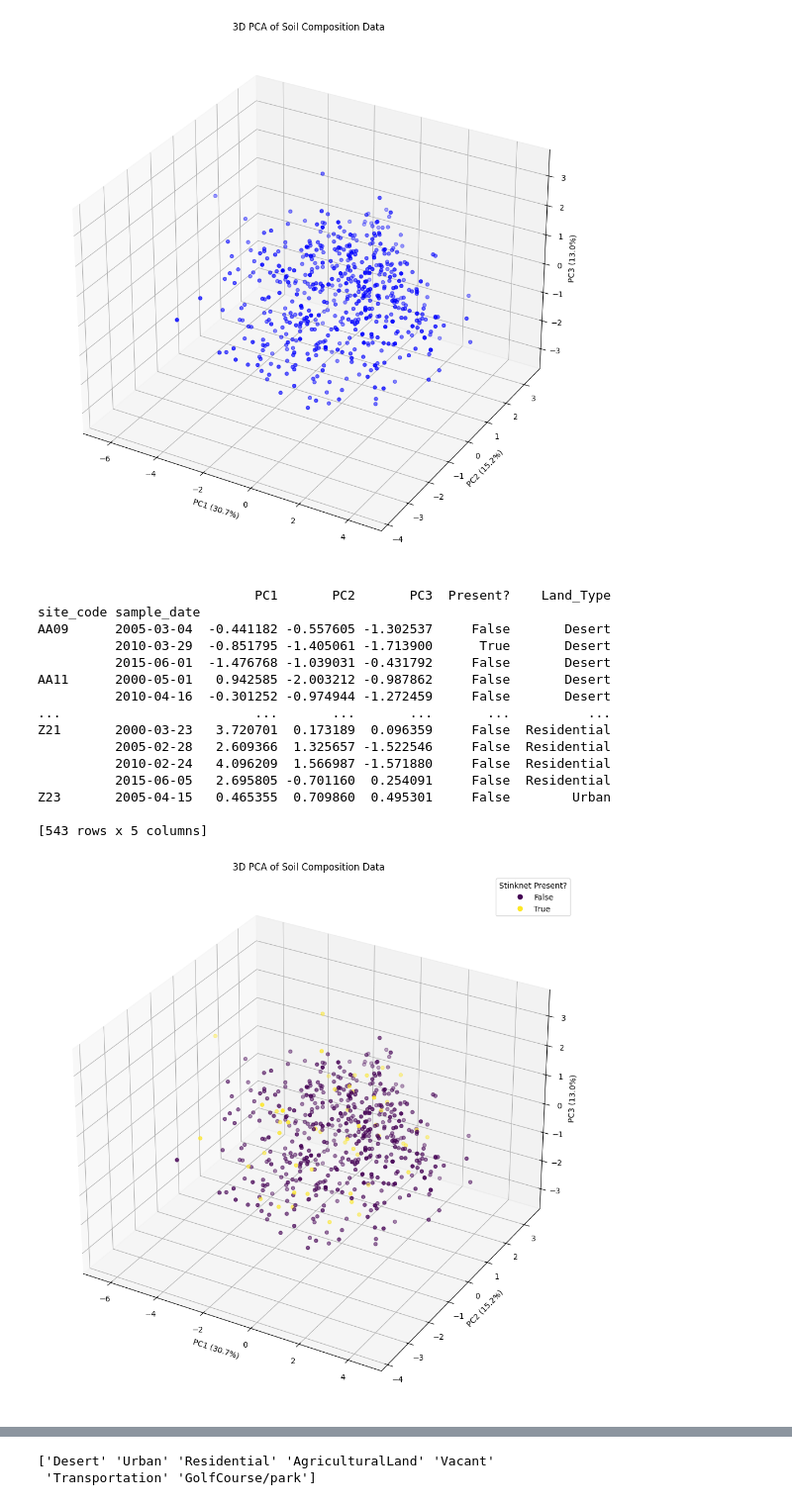
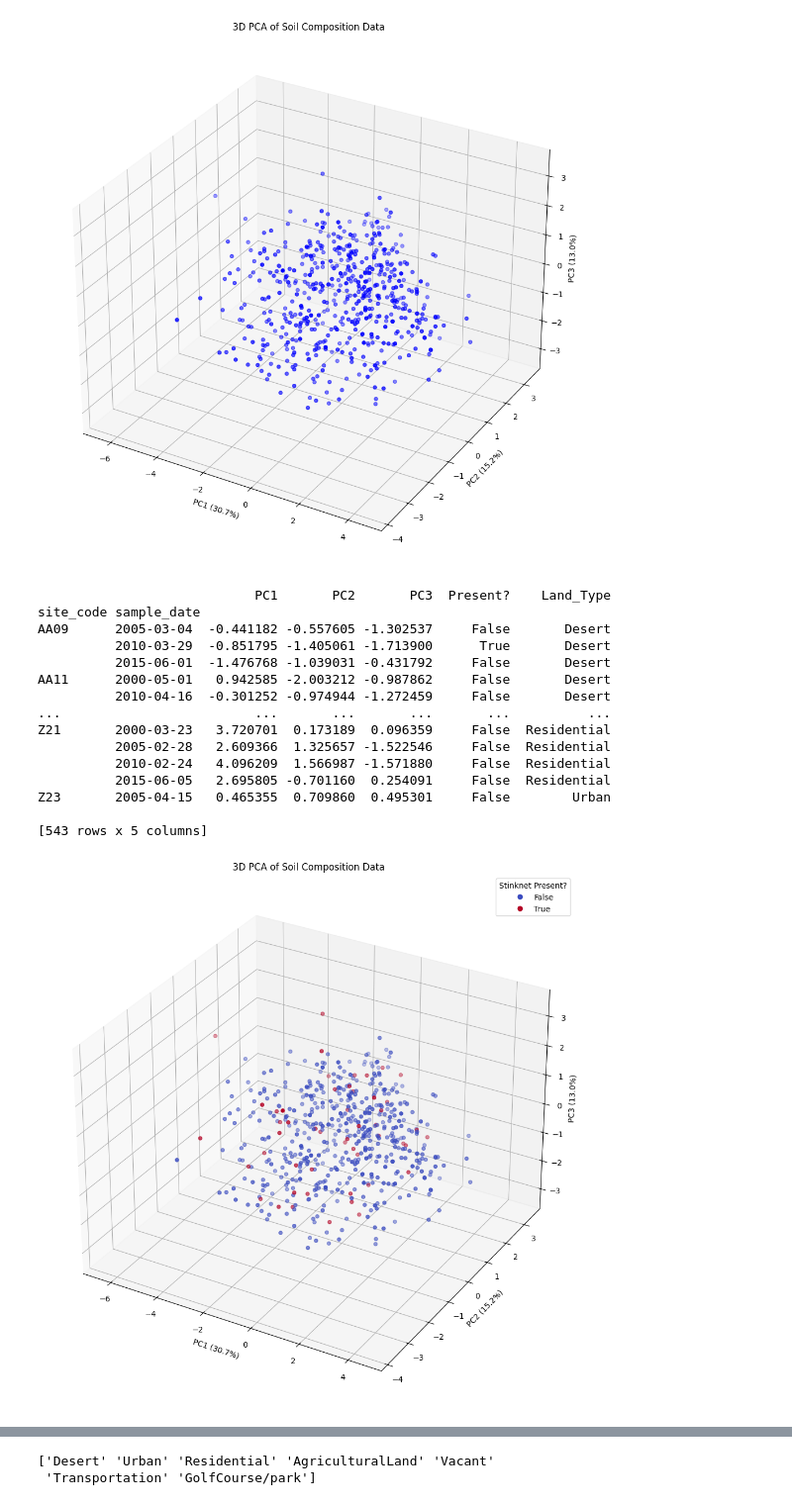
Before and after one commit to sb-boop612/Stinknet-PCA, a Jupyter notebook: PCA(Excluding2023).ipynb, the cells around one changed output, grey strips where cells are left out. Shown at 99% size. Cells and saved outputs as stored; diff of their text form; code cells hidden in the pictures.

```diff
--- a/PCA(Excluding2023).ipynb
+++ b/PCA(Excluding2023).ipynb
@@ -163,40 +163,42 @@ print(x_pca)
 
 fig1 = plt.figure(figsize=(10,10))
 
+
 ax1 = fig1.add_subplot (1,1,1, projection ='3d')
 
 ax2 = ax1.scatter(x_pca['PC1'],
              x_pca['PC2'],
              x_pca['PC3'],
-             c=x_pca['Present?']
+             c=x_pca['Present?'],
+             cmap='coolwarm'
              )
 
 ax1.legend(handles=ax2.legend_elements()[0],
            labels = ['False','True'],
            title = 'Stinknet Present?')
 
 ax1.set_title ('3D PCA of Soil Composition Data')
 ax1.set_xlabel('PC1 (30.7%)')
 ax1.set_ylabel('PC2 (15.2%)')
 ax1.set_zlabel('PC3 (13.0%)', labelpad=1)
 ax.dist = 10
 fig1.tight_layout()
 
 plt.show()
 # %% [output]
                             PC1       PC2       PC3  Present?    Land_Type
 site_code sample_date
 AA09      2005-03-04  -0.441182 -0.557605 -1.302537     False       Desert
           2010-03-29  -0.851795 -1.405061 -1.713900      True       Desert
           2015-06-01  -1.476768 -1.039031 -0.431792     False       Desert
 AA11      2000-05-01   0.942585 -2.003212 -0.987862     False       Desert
           2010-04-16  -0.301252 -0.974944 -1.272459     False       Desert
 ...                         ...       ...       ...       ...          ...
 Z21       2000-03-23   3.720701  0.173189  0.096359     False  Residential
           2005-02-28   2.609366  1.325657 -1.522546     False  Residential
           2010-02-24   4.096209  1.566987 -1.571880     False  Residential
           2015-06-05   2.695805 -0.701160  0.254091     False  Residential
 Z23       2005-04-15   0.465355  0.709860  0.495301     False        Urban
 
 [543 rows x 5 columns]
-[figure, old version]
+[figure, new version]
```
Also changed, not shown: parts of 4 cells of this notebook.
